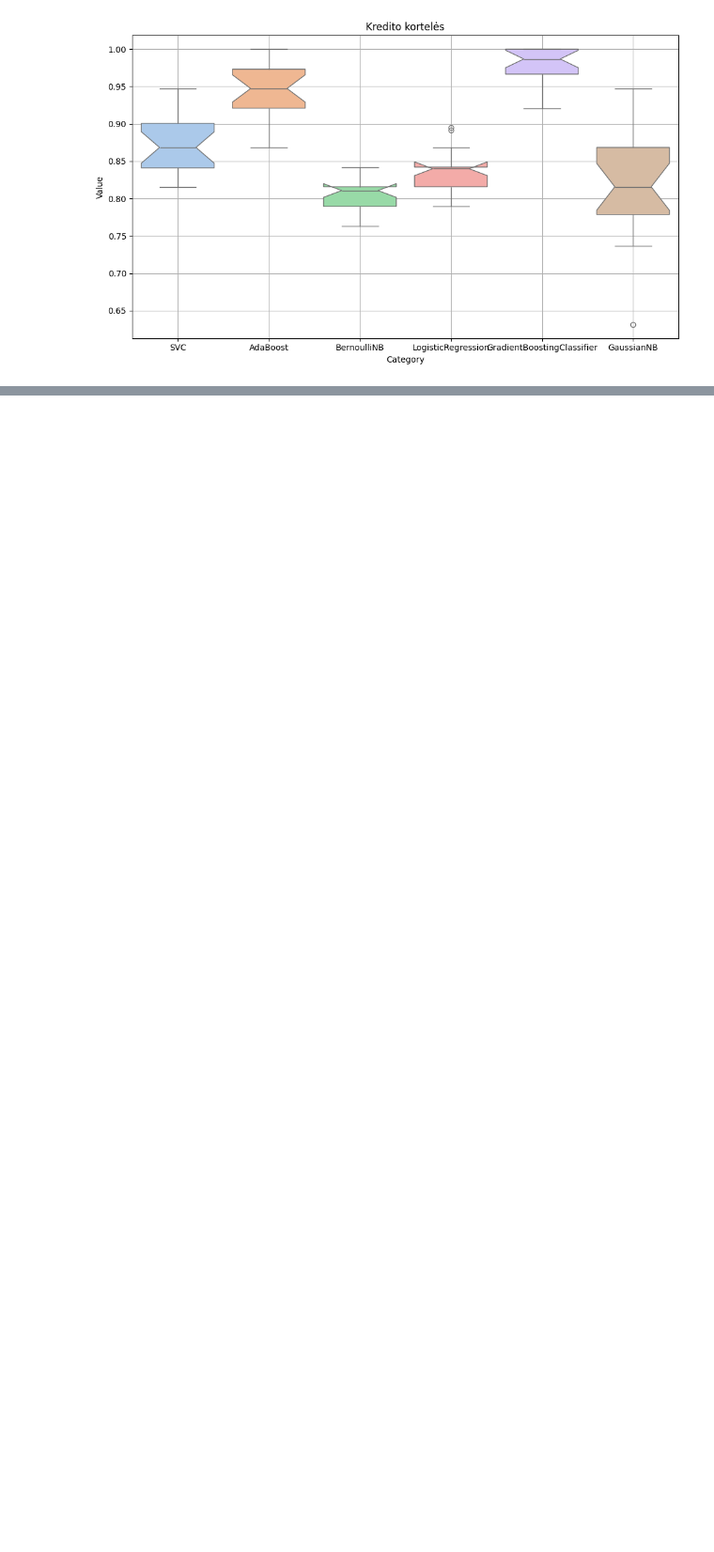
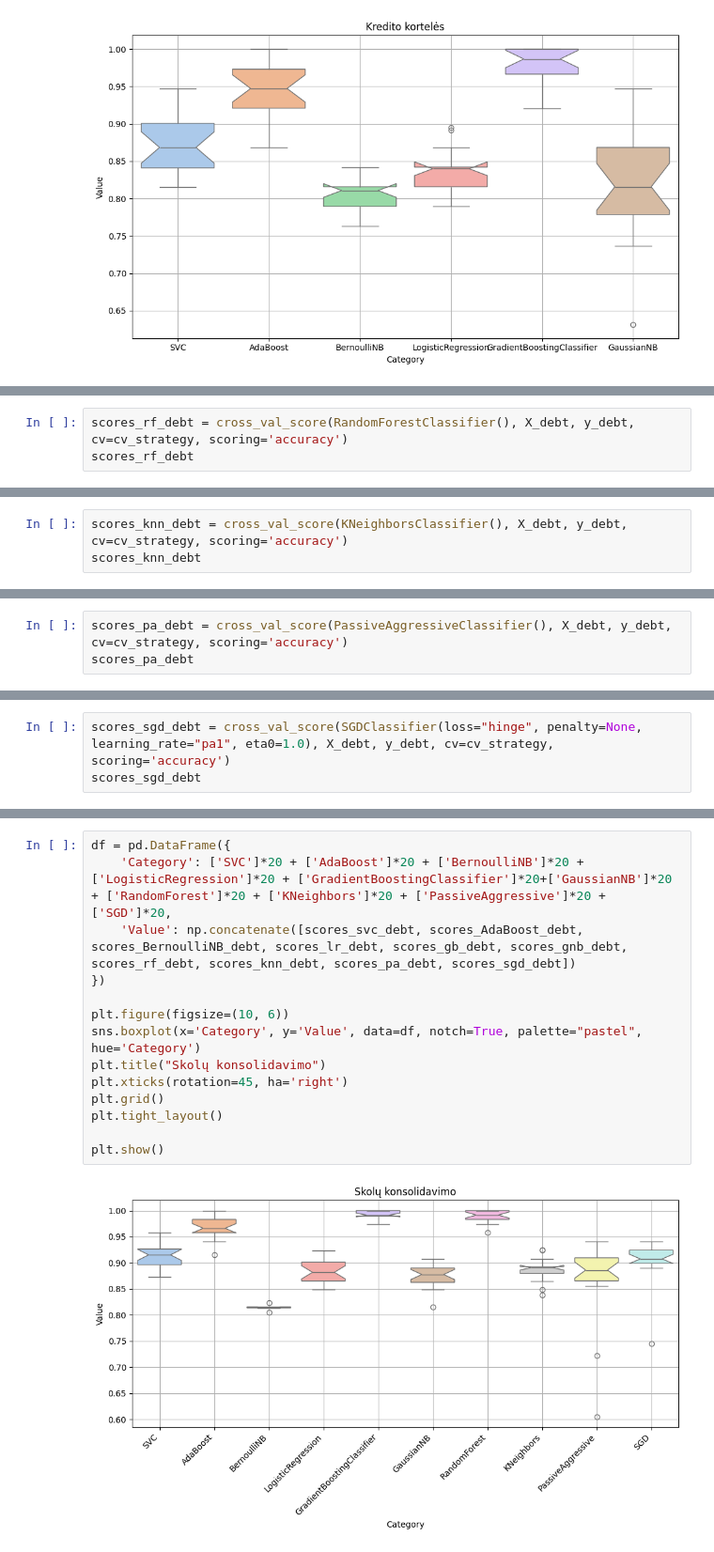
Before and after one commit to EvelinaDu/Papildomi_duomenu_vizualizavimo_skyriai, a Jupyter notebook: 4_laboratorinis/main.ipynb, the cells around one changed output, grey strips where cells are left out. Shown at 94% size. Cells and saved outputs as stored; diff of their text form; blank space fills up the shorter version.

Commit message:
Added Random Forest, KNeighbors, Passive Aggressive, SGD

```diff
--- a/4_laboratorinis/main.ipynb
+++ b/4_laboratorinis/main.ipynb
@@ -311,0 +321,3 @@ plt.show()
+# %%
+scores_rf_debt = cross_val_score(RandomForestClassifier(), X_debt, y_debt, cv=cv_strategy, scoring='accuracy')
+scores_rf_debt
@@ -311,0 +343,3 @@ plt.show()
+# %%
+scores_knn_debt = cross_val_score(KNeighborsClassifier(), X_debt, y_debt, cv=cv_strategy, scoring='accuracy')
+scores_knn_debt
@@ -311,0 +365,3 @@ plt.show()
+# %%
+scores_pa_debt = cross_val_score(PassiveAggressiveClassifier(), X_debt, y_debt, cv=cv_strategy, scoring='accuracy')
+scores_pa_debt
@@ -311,0 +387,3 @@ plt.show()
+# %%
+scores_sgd_debt = cross_val_score(SGDClassifier(loss="hinge", penalty=None, learning_rate="pa1", eta0=1.0), X_debt, y_debt, cv=cv_strategy, scoring='accuracy')
+scores_sgd_debt
@@ -311,0 +407,16 @@ plt.show()
+# %%
+df = pd.DataFrame({
+    'Category': ['SVC']*20 + ['AdaBoost']*20 + ['BernoulliNB']*20 + ['LogisticRegression']*20 + ['GradientBoostingClassifier']*20+['GaussianNB']*20 + ['RandomForest']*20 + ['KNeighbors']*20 + ['PassiveAggressive']*20 + ['SGD']*20,
+    'Value': np.concatenate([scores_svc_debt, scores_AdaBoost_debt, scores_BernoulliNB_debt, scores_lr_debt, scores_gb_debt, scores_gnb_debt, scores_rf_debt, scores_knn_debt, scores_pa_debt, scores_sgd_debt])
+})
+
+plt.figure(figsize=(10, 6))
+sns.boxplot(x='Category', y='Value', data=df, notch=True, palette="pastel", hue='Category')
+plt.title("Skolų konsolidavimo")
+plt.xticks(rotation=45, ha='right')
+plt.grid()
+plt.tight_layout()
+
+plt.show()
+# %% [output]
+[figure, added]
```
Also changed, not shown: parts of 24 cells of this notebook.
